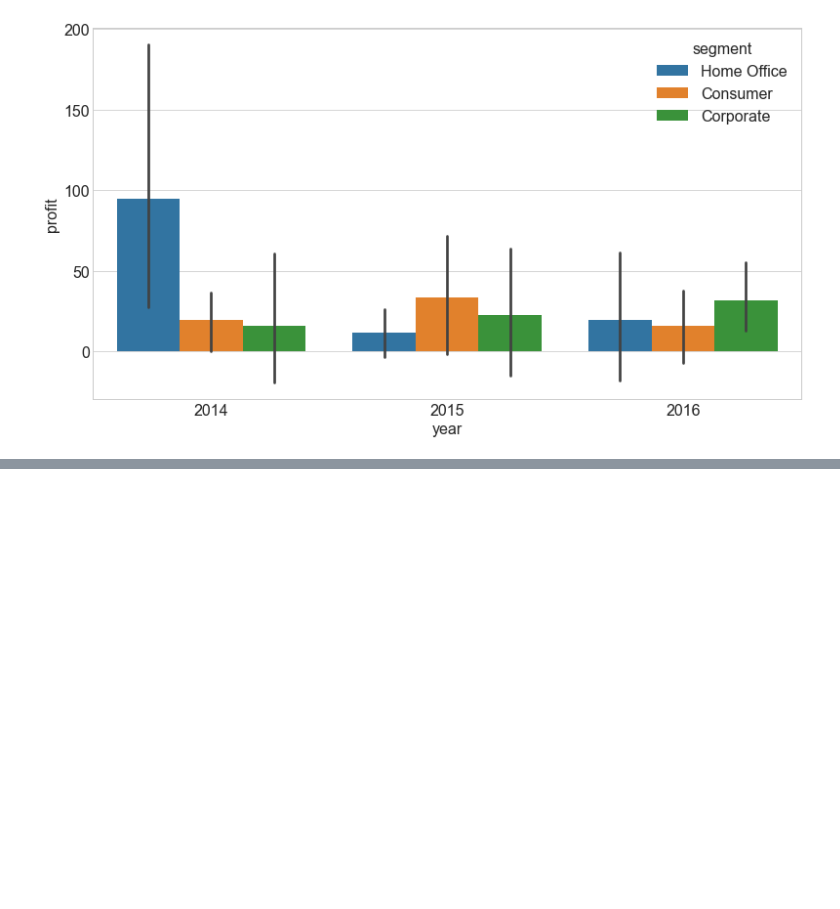
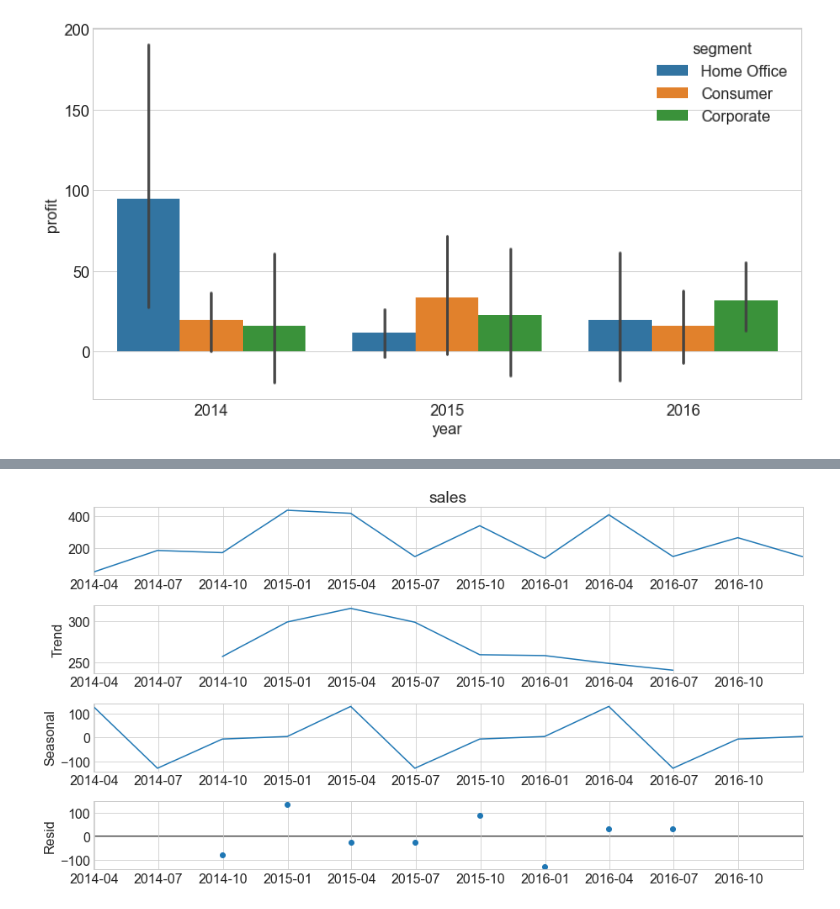
Before and after one commit to Yvette-Ibarra/time-series-project, a Jupyter notebook: workbook_superstore_timeseries_project.ipynb, the cells around one changed output, grey strips where cells are left out. Drawn from its saved outputs; the diff is of its cells as text; code cells hidden in the pictures; blank space fills up the shorter version.

Commit message:
update region explore

```diff
--- a/workbook_superstore_timeseries_project.ipynb
+++ b/workbook_superstore_timeseries_project.ipynb
@@ -941,0 +946,11 @@ sns.barplot(data=train, x='year', y='profit', hue='segment')
+# %%
+y =east_region.sales.resample('Q').mean()
+
+result = sm.tsa.seasonal_decompose(y)
+decomposition = pd.DataFrame({
+    'y': result.observed,
+    'trend': result.trend,
+    'seasonal': result.seasonal,
+    'resid': result.resid,
+})
+decomposition.head()
@@ -941,0 +965,7 @@ sns.barplot(data=train, x='year', y='profit', hue='segment')
+# %%
+# the value returned from seasonal_decompose can itself be plotted:
+result.plot()
+
+None
+# %% [output]
+[figure, added]
```
Also changed, not shown: parts of 17 cells of this notebook.
